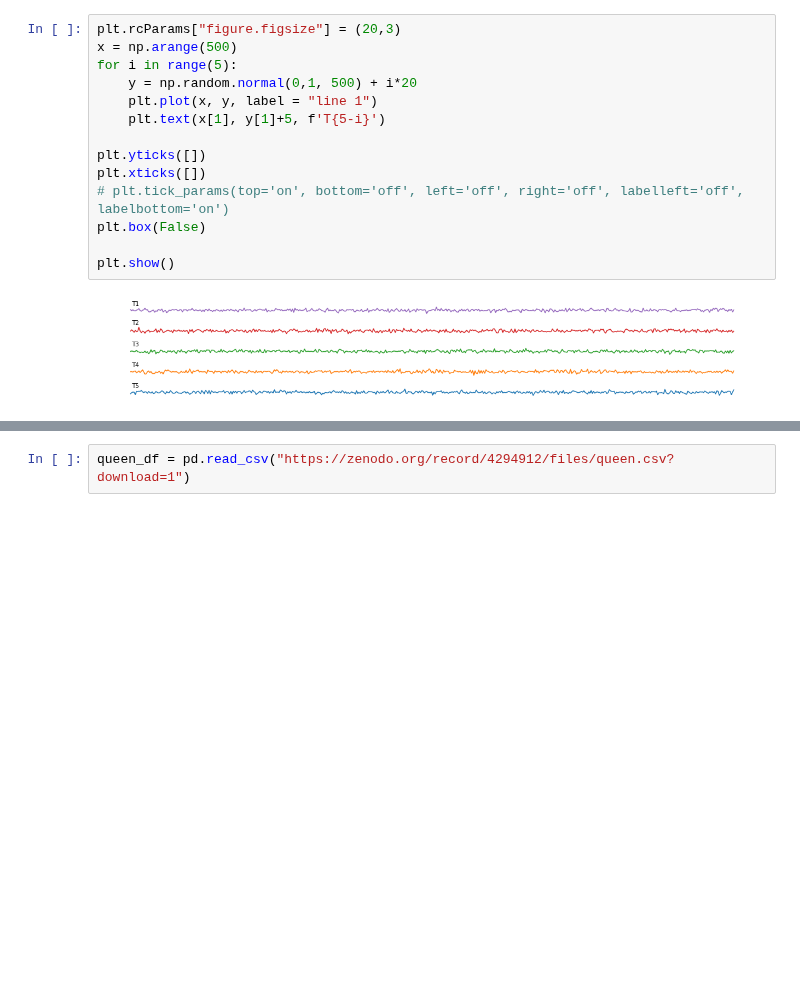
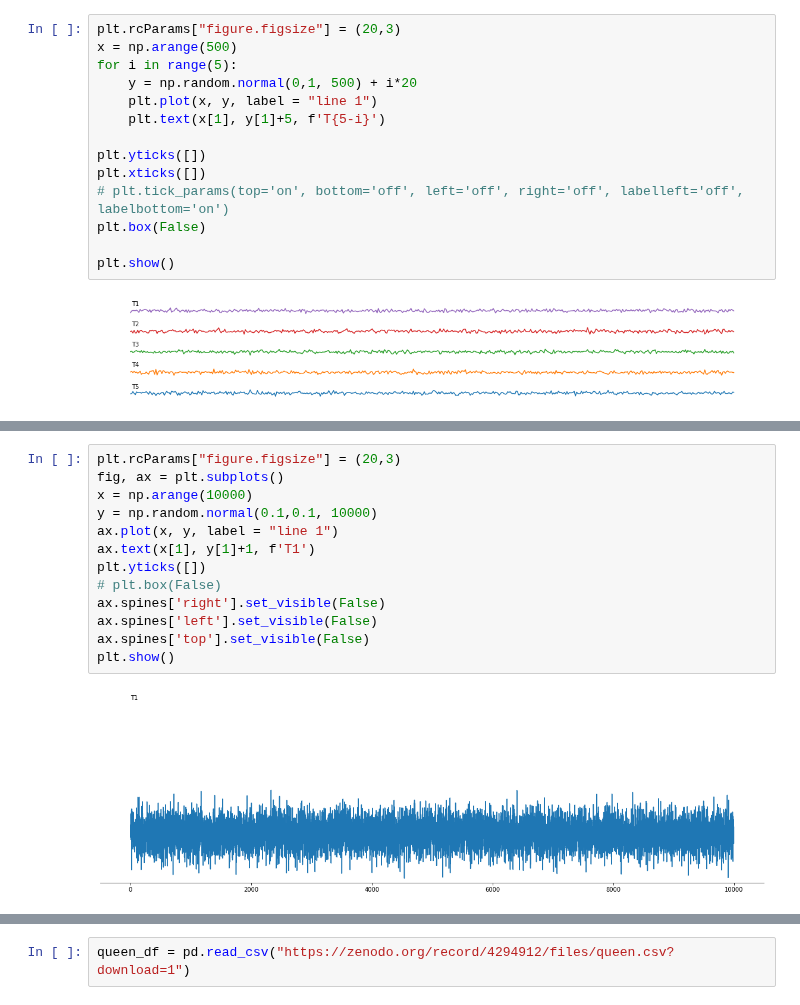
Before and after one commit to Gci04/tom-pattern-recognition, a Jupyter notebook: Notebooks/paperPlots.ipynb, the cells around one changed output, grey strips where cells are left out. Saved outputs shown, nothing was run; the diff lists cells and outputs as text; blank space fills up the shorter version.

```diff
--- a/Notebooks/paperPlots.ipynb
+++ b/Notebooks/paperPlots.ipynb
@@ -62,3 +83,18 @@ plt.show()
+# %%
+plt.rcParams["figure.figsize"] = (20,3)
+fig, ax = plt.subplots()
+x = np.arange(10000)
+y = np.random.normal(0.1,0.1, 10000)
+ax.plot(x, y, label = "line 1")
+ax.text(x[1], y[1]+1, f'T1')
+plt.yticks([])
+# plt.box(False)
+ax.spines['right'].set_visible(False)
+ax.spines['left'].set_visible(False)
+ax.spines['top'].set_visible(False)
+plt.show()
+# %% [output]
+[figure, added]
 # %%
 from sklearn.preprocessing import MinMaxScaler
 for i in list(all_data.keys())[10:15]:
```
Also changed, not shown: parts of 6 cells of this notebook, 1 other file.
